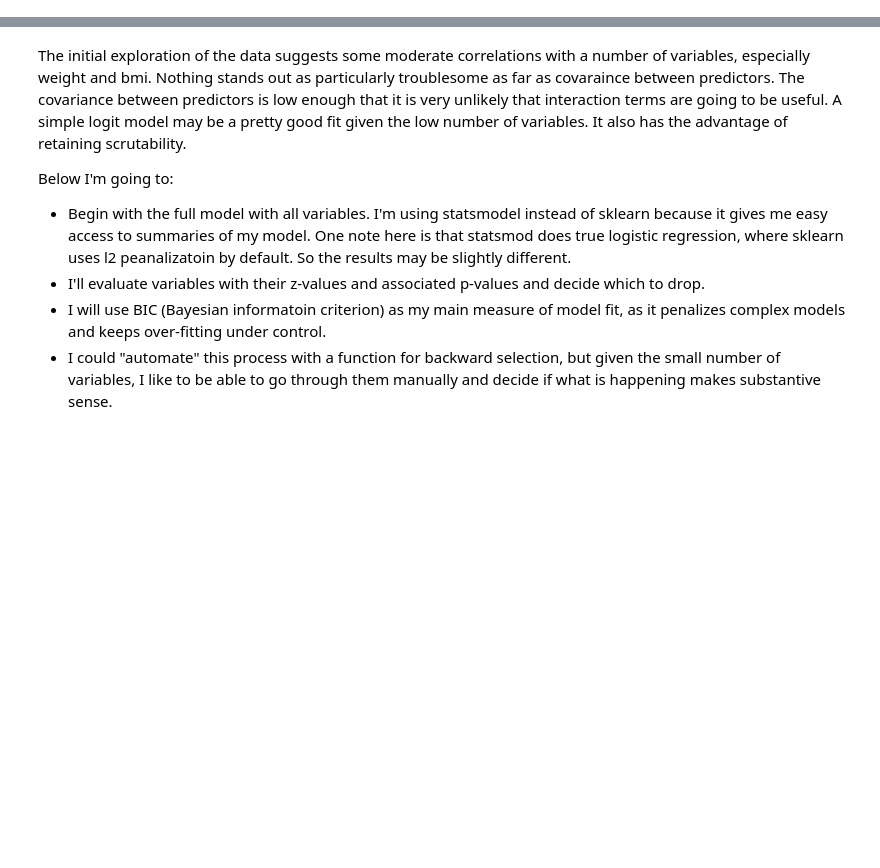
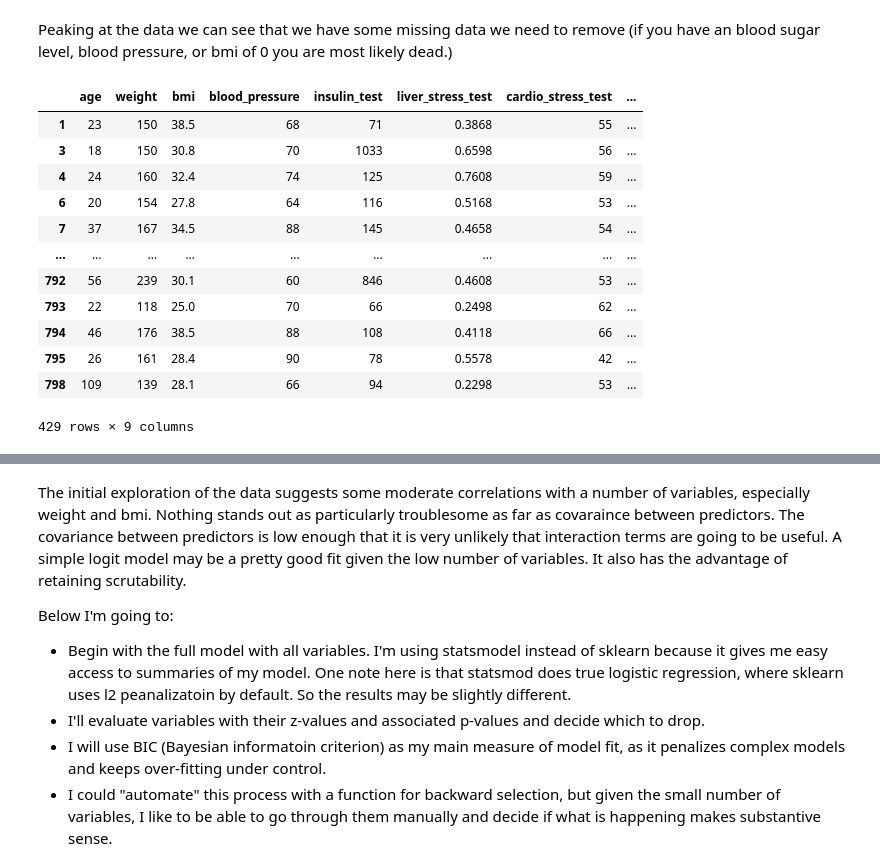
Before and after one commit to tanner49/PublicCode, a Jupyter notebook: Pluralsight.ipynb, the cells around one changed output, grey strips where cells are left out. Drawn from its saved outputs; the diff is of its cells as text; code cells hidden in the pictures; blank space fills up the shorter version.

```diff
--- a/Pluralsight.ipynb
+++ b/Pluralsight.ipynb
@@ -9,3 +22,31 @@ y_train = train_dat["zeta_disease"]
+# %% [markdown]
+Peaking at the data we can see that we have some missing data we need to remove (if you have an blood sugar level, blood pressure, or bmi of 0 you are most likely dead.)
+# %%
+train_dat = train_dat[train_dat.weight != 0]
+train_dat = train_dat[train_dat.bmi!= 0]
+train_dat = train_dat[train_dat.blood_pressure != 0]
+train_dat = train_dat[train_dat.cardio_stress_test != 0]
+train_dat = train_dat[train_dat.insulin_test != 0]
+train_dat = train_dat[train_dat.liver_stress_test != 0]
+
+x_train = train_dat.iloc[:,0:8]
+y_train = train_dat["zeta_disease"]
+
+train_dat
+# %% [output]
+|  | age | weight | bmi | blood_pressure | insulin_test | liver_stress_test | cardio_stress_test | ... |
+| 1 | 23 | 150 | 38.5 | 68 | 71 | 0.3868 | 55 | ... |
+| 3 | 18 | 150 | 30.8 | 70 | 1033 | 0.6598 | 56 | ... |
+| 4 | 24 | 160 | 32.4 | 74 | 125 | 0.7608 | 59 | ... |
+| 6 | 20 | 154 | 27.8 | 64 | 116 | 0.5168 | 53 | ... |
+| 7 | 37 | 167 | 34.5 | 88 | 145 | 0.4658 | 54 | ... |
+| ... | ... | ... | ... | ... | ... | ... | ... | ... |
+| 792 | 56 | 239 | 30.1 | 60 | 846 | 0.4608 | 53 | ... |
+| 793 | 22 | 118 | 25.0 | 70 | 66 | 0.2498 | 62 | ... |
+| 794 | 46 | 176 | 38.5 | 88 | 108 | 0.4118 | 66 | ... |
+| 795 | 26 | 161 | 28.4 | 90 | 78 | 0.5578 | 42 | ... |
+| 798 | 109 | 139 | 28.1 | 66 | 94 | 0.2298 | 53 | ... |
+429 rows × 9 columns
 # %%
 corr = train_dat.corr()
 ax = sns.heatmap(
```
Also changed, not shown: parts of 13 cells of this notebook.
